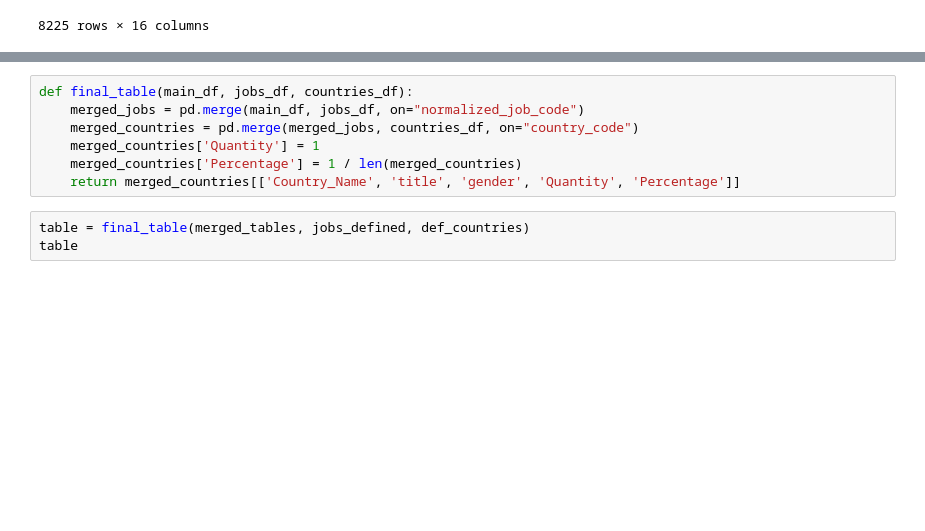
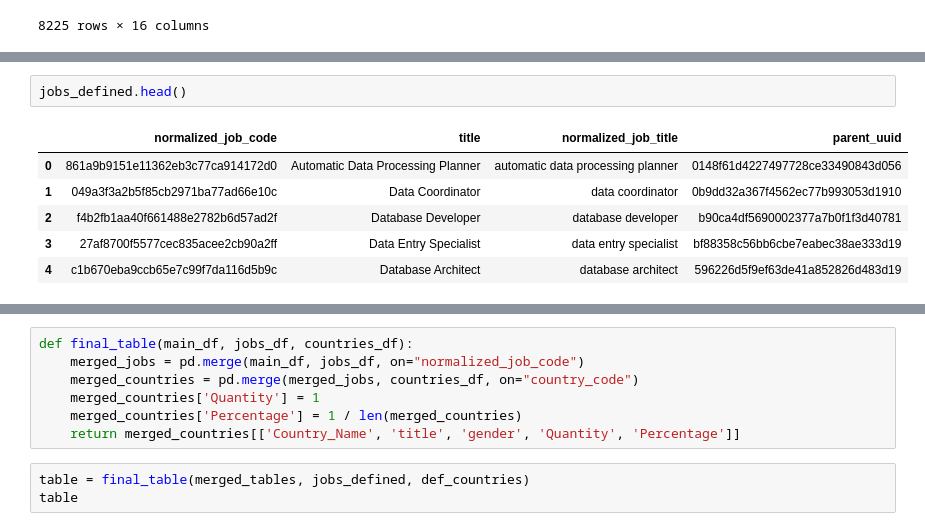
Before and after one commit to alvarogmf/ih_datamadpt1120_project_m1, a Jupyter notebook: notebooks/SQL Tables.ipynb, the cells around one changed output, grey strips where cells are left out. Drawn from its saved outputs; the diff is of its cells as text; blank space fills up the shorter version.

```diff
--- a/notebooks/SQL Tables.ipynb
+++ b/notebooks/SQL Tables.ipynb
@@ -677,0 +693,9 @@ final_result.head()
+# %%
+jobs_defined.head()
+# %% [output]
+|  | normalized_job_code | title | normalized_job_title | parent_uuid |
+| 0 | 861a9b9151e11362eb3c77ca914172d0 | Automatic Data Processing Planner | automatic data processing planner | 0148f61d4227497728ce33490843d056 |
+| 1 | 049a3f3a2b5f85cb2971ba77ad66e10c | Data Coordinator | data coordinator | 0b9dd32a367f4562ec77b993053d1910 |
+| 2 | f4b2fb1aa40f661488e2782b6d57ad2f | Database Developer | database developer | b90ca4df5690002377a7b0f1f3d40781 |
+| 3 | 27af8700f5577cec835acee2cb90a2ff | Data Entry Specialist | data entry specialist | bf88358c56bb6cbe7eabec38ae333d19 |
+| 4 | c1b670eba9ccb65e7c99f7da116d5b9c | Database Architect | database architect | 596226d5f9ef63de41a852826d483d19 |
```
Also changed, not shown: parts of 4 cells of this notebook, 5 other files.
